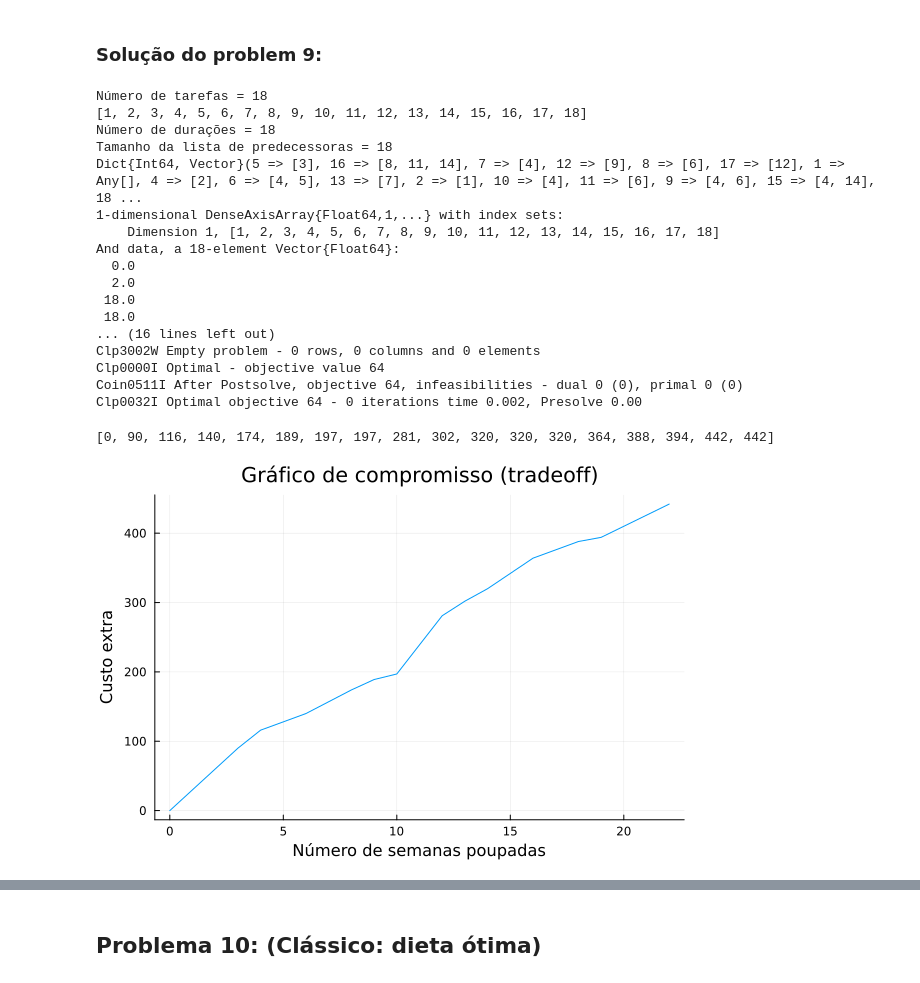
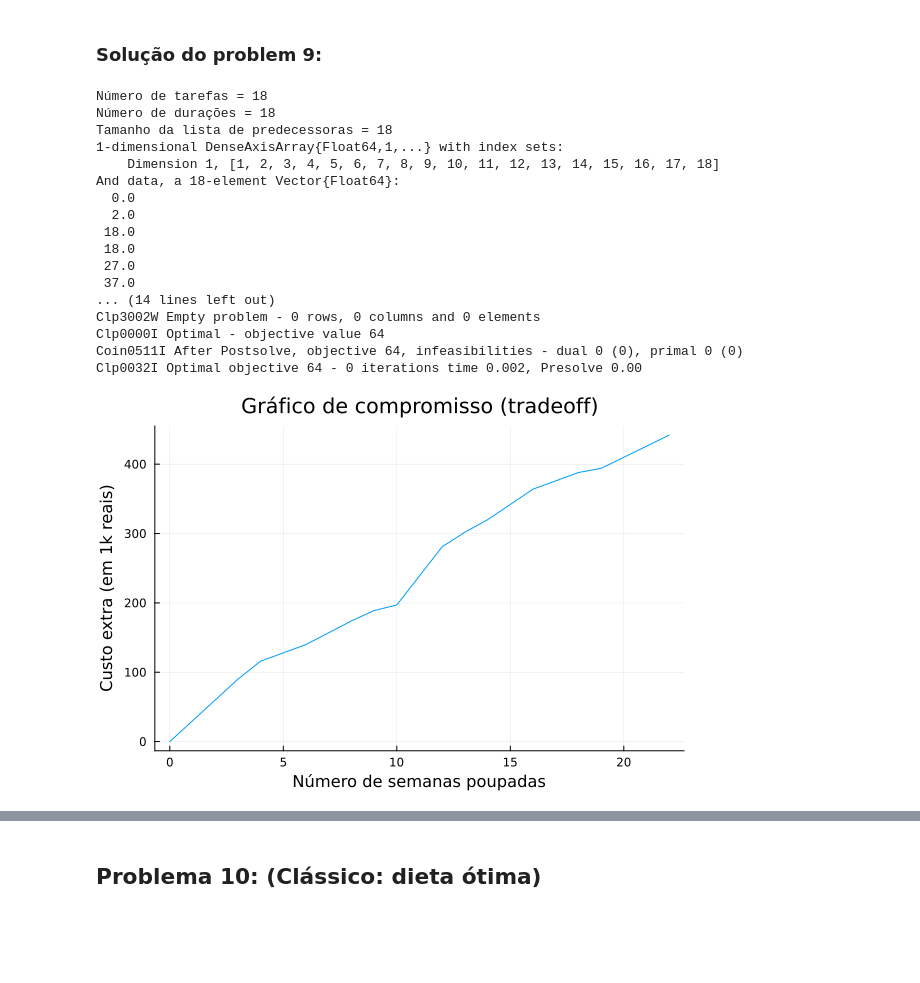
Before and after one commit to leotanaka4/intro-to-optimization, a Jupyter notebook: lista1_com361_23.ipynb, the cells around one changed output, grey strips where cells are left out. Cells and saved outputs as stored; diff of their text form; code cells hidden in the pictures; blank space fills up the shorter version.

```diff
--- a/lista1_com361_23.ipynb
+++ b/lista1_com361_23.ipynb
@@ -632,46 +636,53 @@ As perguntas que a empreiteira quer que sejam respondidas são as seguintes:
 # %% [markdown]
 ### Solução do problem 9:
 # %%
-# 1. Definindo a data mais cedo para o término da construção
-tasks = [1,2,3,4,5,6,7,8,9,10,11,12,13,14,15,16,17,18] # Tarefas
+# Importando as bibliotecas necessárias
+using JuMP, Clp
+
+# Definindo as tarefas
+tasks = [1,2,3,4,5,6,7,8,9,10,11,12,13,14,15,16,17,18]
 println("Número de tarefas = ",length(tasks))
-println(tasks)
 
-dur = [2,16,9,8,10,6,2,2,9,5,3,2,1,7,4,3,9,1] # Duração das tarefas
+# Definindo a duração de cada tarefa
+dur = [2,16,9,8,10,6,2,2,9,5,3,2,1,7,4,3,9,1]
 duration = Dict(zip(tasks,dur))
 println("Número de durações = ",length(dur))
 
-# Tarefas predecessoras
+# Definindo as tarefas predecessoras.
+# Por exemplo, a tarefa 2 só pode começar após a conclusão da tarefa 1, e assim por diante.
 pre = ( [], [1], [2], [2], [3], [4,5], [4], [6], [4,6], [4], [6], [9], [7], [2], [4,14], [8,11,14], [12], [17] )
+pred = Dict(zip(tasks,pre))
 println("Tamanho da lista de predecessoras = ", length(pre))
-pred = Dict(zip(tasks,pre));
-println(pred)
 
-using JuMP,Clp
+# Criando o modelo de otimização
 m = Model(Clp.Optimizer)
 
+# Definindo a variável de decisão: o início de cada tarefa.
 @variable(m, tstart[tasks])
 
-# Uma linha de implementação dos limites
-#@constraint(m, link[i in tasks, j in pred[i]], tstart[i] >= tstart[j] + duration[j])
-
+# Definindo as restrições: cada tarefa só pode começar após a conclusão de sua(s) predecessora(s).
 for i in tasks
     for j in pred[i]
         @constraint(m, tstart[i] >= tstart[j] + duration[j])
     end
 end
+
+# A primeira tarefa começa no tempo zero
 @constraint(m, tstart[1] == 0)
-@objective(m, Min, tstart[18] + duration[18])     # Começo da última tarefa mais a duração dela
 
+# Definindo a função objetivo: minimizar o tempo total, que é o início da última tarefa mais a sua duração.
+@objective(m, Min, tstart[18] + duration[18])
+
+# Resolvendo o modelo de otimização
 optimize!(m)
+
+# Imprimindo o resultado
 println(JuMP.value.(tstart))
 println("minimum duration: ", JuMP.objective_value(m))
 # %% [output]
 Número de tarefas = 18
-[1, 2, 3, 4, 5, 6, 7, 8, 9, 10, 11, 12, 13, 14, 15, 16, 17, 18]
 Número de durações = 18
 Tamanho da lista de predecessoras = 18
-Dict{Int64, Vector}(5 => [3], 16 => [8, 11, 14], 7 => [4], 12 => [9], 8 => [6], 17 => [12], 1 => Any[], 4 => [2], 6 => [4, 5], 13 => [7], 2 => [1], 10 => [4], 11 => [6], 9 => [4, 6], 15 => [4, 14], 18 ...
 1-dimensional DenseAxisArray{Float64,1,...} with index sets:
     Dimension 1, [1, 2, 3, 4, 5, 6, 7, 8, 9, 10, 11, 12, 13, 14, 15, 16, 17, 18]
 And data, a 18-element Vector{Float64}:
@@ -679,29 +690,35 @@ And data, a 18-element Vector{Float64}:
   2.0
  18.0
  18.0
-... (16 lines left out)
+ 27.0
+ 37.0
+... (14 lines left out)
 Clp3002W Empty problem - 0 rows, 0 columns and 0 elements
 Clp0000I Optimal - objective value 64
 Coin0511I After Postsolve, objective 64, infeasibilities - dual 0 (0), primal 0 (0)
 Clp0032I Optimal objective 64 - 0 iterations time 0.002, Presolve 0.00
 # %%
-# 2. Plotando o gráfico de compromisso
+# Importando a biblioteca necessária
 using Plots
 
-red_max = [0,3,1,2,2,1,1,0,2,1,1,0,0,2,2,1,3,0] # x -> em semanas
-custo_red = [0,30,26,12,17,15,8,0,42,21,18,0,0,22,12,6,16,0] # y -> R$1k/semana
+# Definindo a redução máxima possível em semanas para cada tarefa
+red_max = [0,3,1,2,2,1,1,0,2,1,1,0,0,2,2,1,3,0] # em semanas
 
-custo = custo_red.*red_max
-custo = [sum(custo[1:i]) for i in 1:18] # custo cumulativo ao longo do tempo
+# Definindo o custo extra (em milhares de reais) associado à redução de uma semana na duração de cada tarefa
+custo_red = [0,30,26,12,17,15,8,0,42,21,18,0,0,22,12,6,16,0] # R$1k/semana
+
+# Calculando o custo total de reduzir a duração de cada tarefa pelo máximo possível
+custo = custo_red .* red_max
+
+# Calculando o custo cumulativo e a redução cumulativa de tempo ao longo do projeto
+custo = [sum(custo[1:i]) for i in 1:18]
 red_max = [sum(red_max[1:i]) for i in 1:18]
 
-println(custo)
-
-plot(red_max,custo, label="")
+# Plotando o gráfico de compromisso entre redução de tempo e custo extra
+plot(red_max, custo, label="")
 title!("Gráfico de compromisso (tradeoff)")
 xlabel!("Número de semanas poupadas")
-ylabel!("Custo extra")
+ylabel!("Custo extra (em 1k reais)")
 # %% [output]
-[0, 90, 116, 140, 174, 189, 197, 197, 281, 302, 320, 320, 320, 364, 388, 394, 442, 442]
-[figure, old version]
+[figure, new version]
 # %%
```
Also changed, not shown: parts of 8 cells of this notebook.
